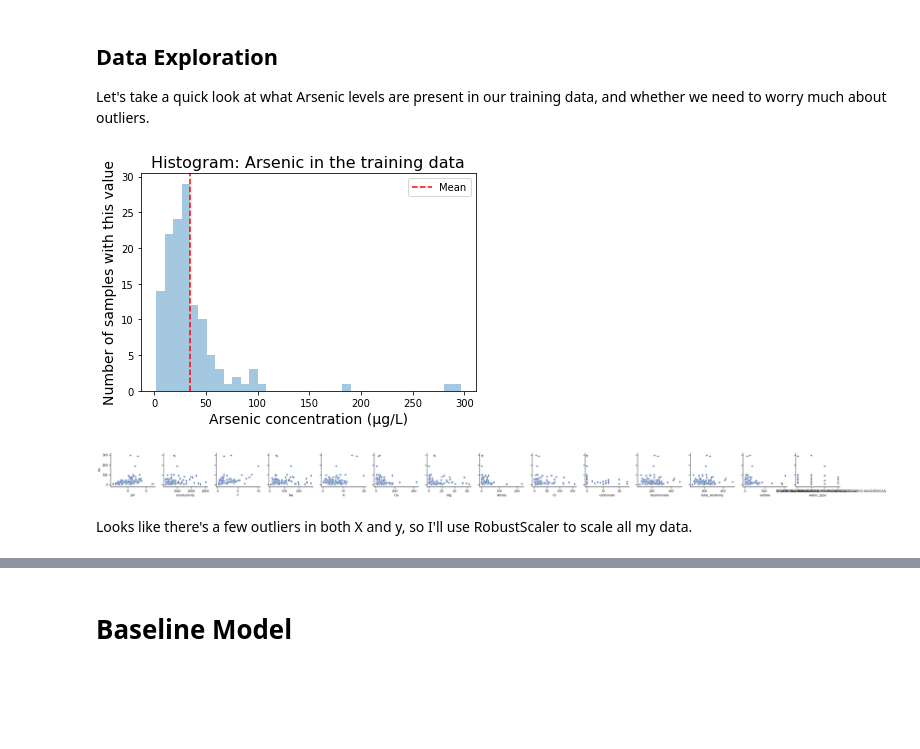
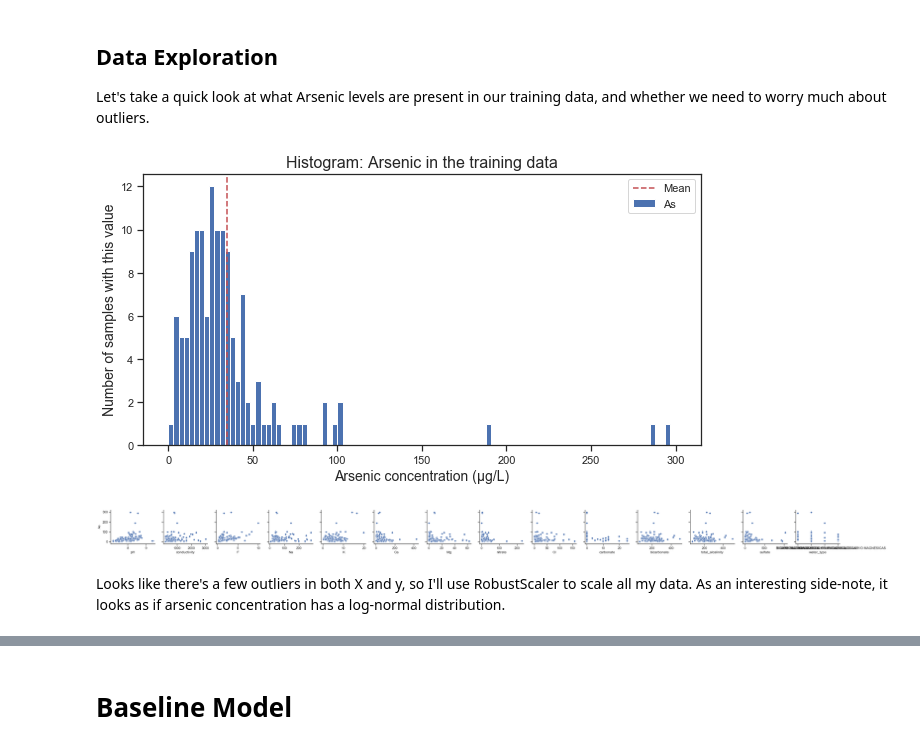
Before and after one commit to LambdaSchool/DS-Unit-2-Sprint-4-Model-Validation, a Jupyter notebook: module-1-begin-modeling-process/Groundwater_arsenic.ipynb, the cells around one changed output, grey strips where cells are left out. Saved outputs shown, nothing was run; the diff lists cells and outputs as text; code cells hidden in the pictures; blank space fills up the shorter version.

```diff
--- a/module-1-begin-modeling-process/Groundwater_arsenic.ipynb
+++ b/module-1-begin-modeling-process/Groundwater_arsenic.ipynb
@@ -173,15 +173,15 @@ I'll store `X_test` and `y_test` for later, and carry out all further training a
 ## Data Exploration
 Let's take a quick look at what Arsenic levels are present in our training data, and whether we need to worry much about outliers.
 # %%
-fig, ax = plt.subplots()
-ax = sns.distplot(y_train, norm_hist=False, kde=False);
+fig, ax = plt.subplots(figsize=(10,5))
+ax.hist(y_train, bins=np.linspace(0,300,100))
 ax.set_xlabel('Arsenic concentration (µg/L)', fontsize=14)
 ax.set_ylabel('Number of samples with this value', fontsize=14)
 plt.axvline(x=35, color='r', linestyle='--', label='Mean');
 plt.legend();
 plt.title('Histogram: Arsenic in the training data', fontsize=16);
 # %% [output]
-[figure, old version]
+[figure, new version]
 # %%
 sns.set(style="ticks", color_codes=True)
 x_vars = X_train.columns
@@ -190,4 +190,4 @@ plt.show()
 # %% [output]
 [figure]
 # %% [markdown]
-Looks like there's a few outliers in both X and y, so I'll use RobustScaler to scale all my data.
+Looks like there's a few outliers in both X and y, so I'll use RobustScaler to scale all my data.  As an interesting side-note, it looks as if arsenic concentration has a log-normal distribution.
```
Also changed, not shown: parts of 28 cells of this notebook.
